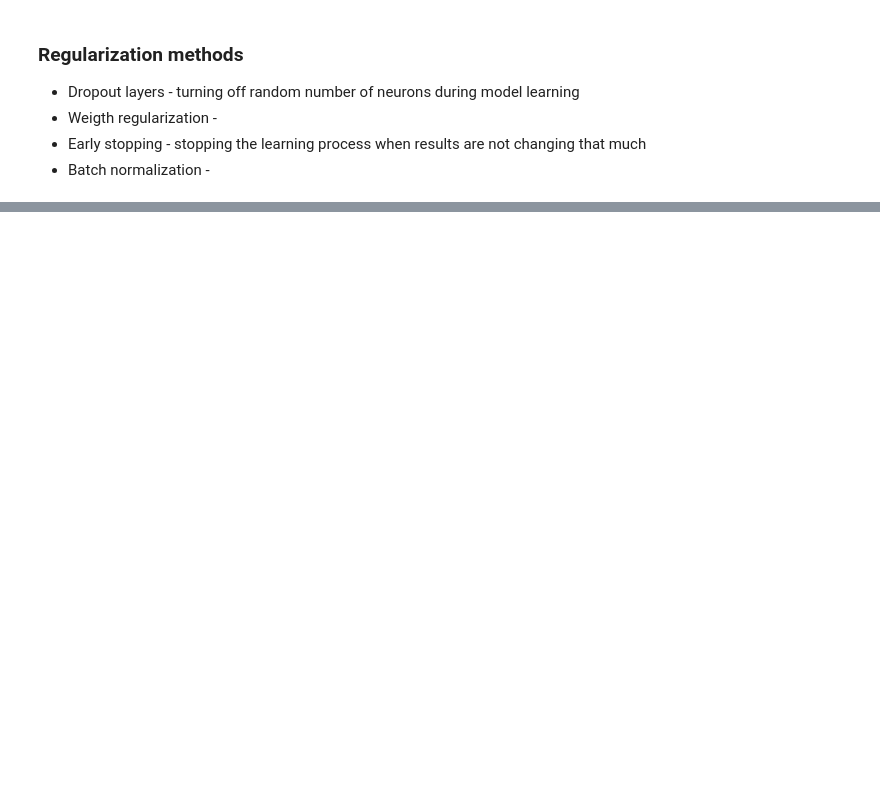
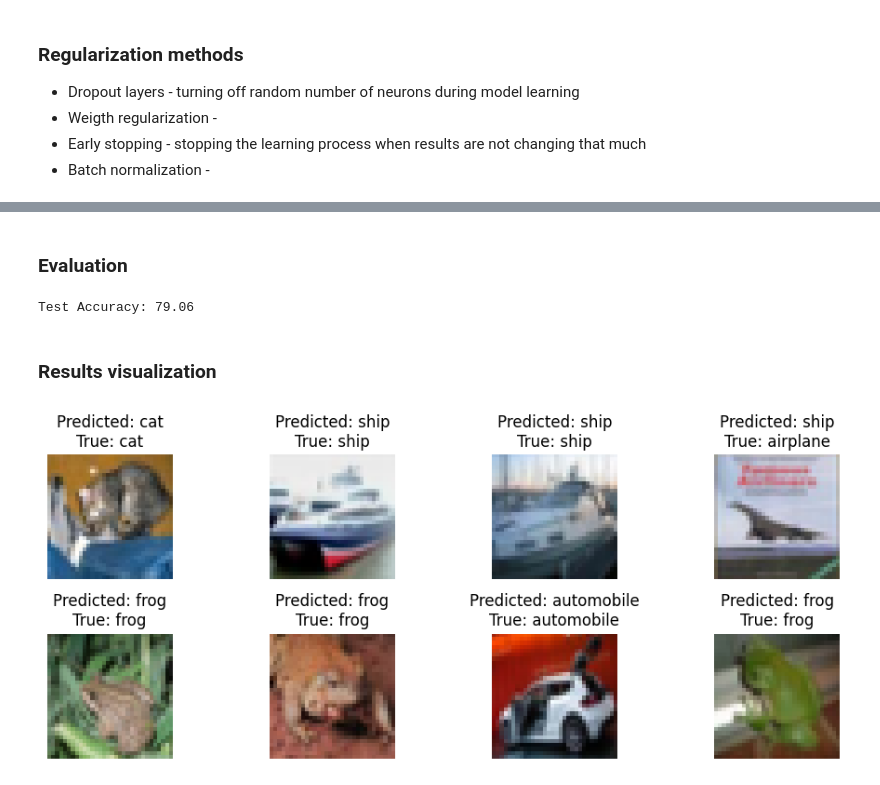
Before and after one commit to NCCMNT/ai_notebooks, a Jupyter notebook: vision_models/cnn.ipynb, the cells around one changed output, grey strips where cells are left out. Drawn from its saved outputs; the diff is of its cells as text; code cells hidden in the pictures; blank space fills up the shorter version.

```diff
--- a/vision_models/cnn.ipynb
+++ b/vision_models/cnn.ipynb
@@ -39,0 +72,7 @@ The most common would be:
+# %%
+transform = transforms.Compose([
+    transforms.ToTensor(),
+    transforms.Normalize(
+        (0.5, 0.5, 0.5), # mean
+        (0.5, 0.5, 0.5)  # std
+    )])
@@ -39,0 +103,8 @@ The most common would be:
+# %%
+testset = torchvision.datasets.CIFAR10(
+    root='./data', train=False, download=True, transform=transform
+)
+
+testloader = torch.utils.data.DataLoader(
+    testset, batch_size=64, shuffle=False
+)
@@ -39,0 +176,5 @@ The most common would be:
+# %%
+model = SimpleCNN().to(device)
+
+criterion = nn.CrossEntropyLoss()
+optimizer = optim.Adam(model.parameters(), lr=0.001) # learning rate - first hyperparameter
@@ -39,0 +219,50 @@ The most common would be:
+# %% [markdown]
+### Evaluation
+# %%
+correct = 0
+total = 0
+
+with torch.no_grad():
+    for images, labels in testloader:
+        images, labels = images.to(device), labels.to(device)
+
+        outputs = model(images)
+        _, predicted = torch.max(outputs, 1)
+
+        total += labels.size(0)
+        correct += (predicted == labels).sum().item()
+
+print("Test Accuracy:", 100 * correct / total)
+# %% [output]
+Test Accuracy: 79.06
+# %% [markdown]
+### Results visualization
+# %%
+model.eval()
+
+images, labels = next(iter(testloader))
+images, labels = images.to(device), labels.to(device)
+
+outputs = model(images)
+_, predicted = torch.max(outputs, 1)
+
+# Move to CPU for plotting
+images = images.cpu()
+predicted = predicted.cpu()
+labels = labels.cpu()
+
+fig = plt.figure(figsize=(10, 4))
+classes = trainset.classes
+
+for i in range(8):
+    ax = fig.add_subplot(2, 4, i+1)
+    img = images[i] / 2 + 0.5
+    npimg = img.numpy()
+    plt.imshow(np.transpose(npimg, (1, 2, 0)))
+    ax.set_title(f"Predicted: {classes[predicted[i]]}\nTrue: {classes[labels[i]]}")
+    ax.axis("off")
+
+plt.tight_layout()
+plt.show()
+# %% [output]
+[figure, added]
```
Also changed, not shown: parts of 13 cells of this notebook, 4 other files.
